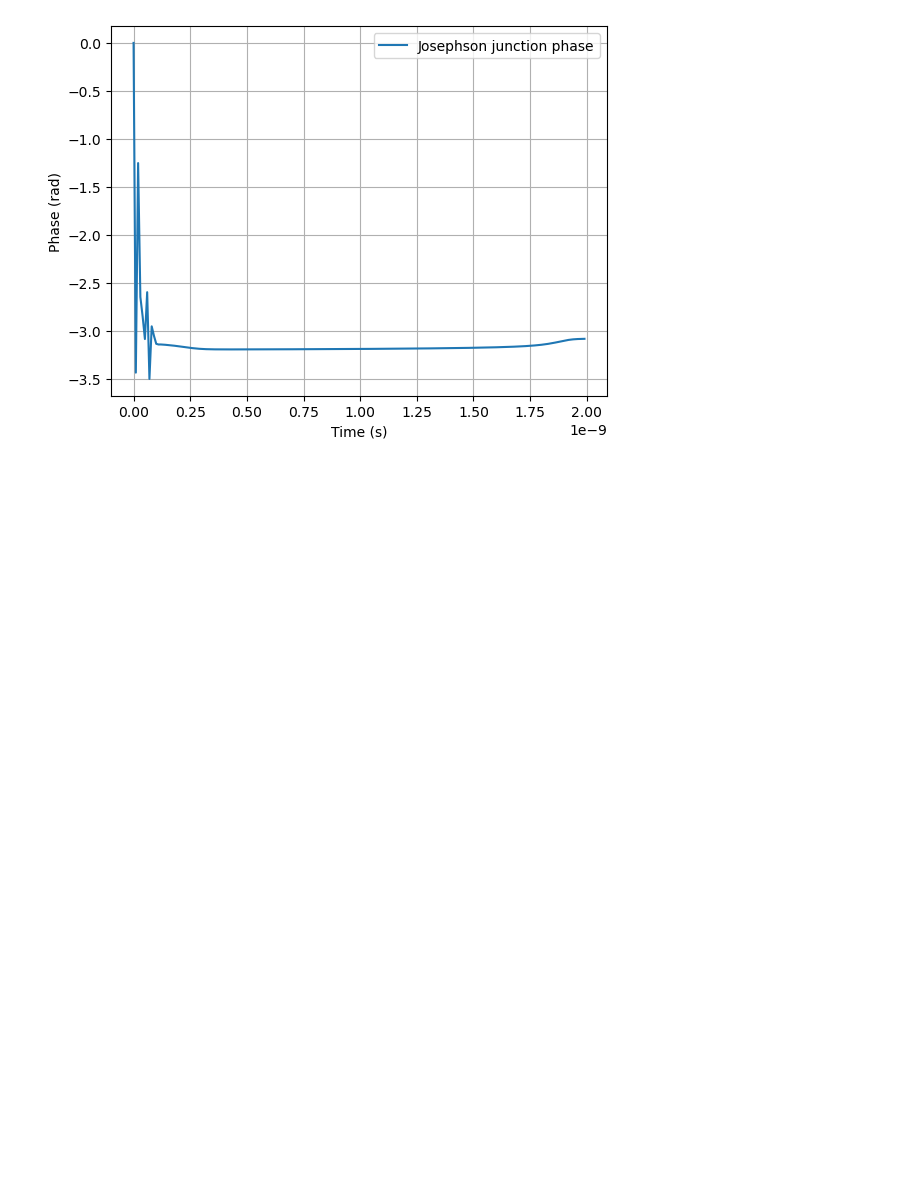
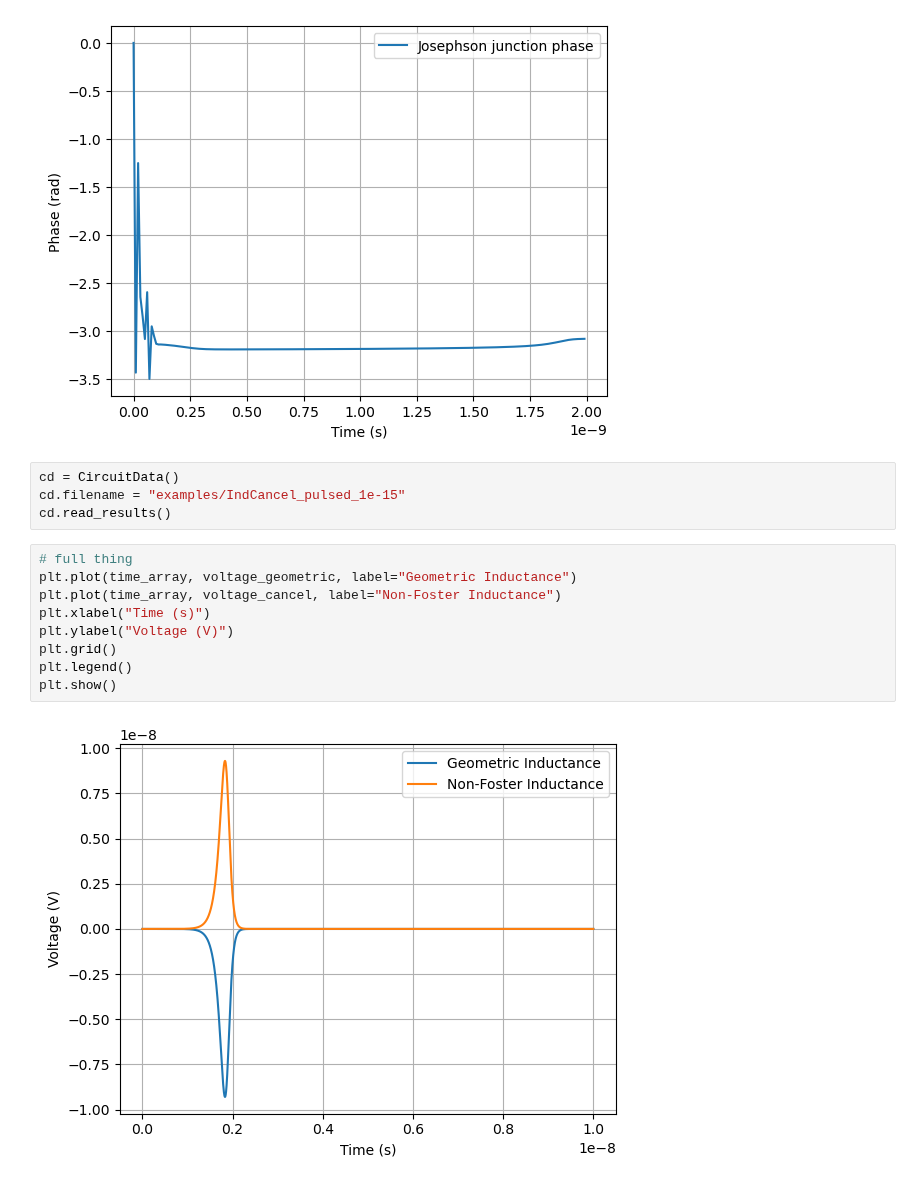
Before and after one commit to SLAC-FPD/bode-fano, a Jupyter notebook: time_domain_bfebest.ipynb, the cells around one changed output. Saved outputs shown, nothing was run; the diff lists cells and outputs as text; blank space fills up the shorter version.

```diff
--- a/time_domain_bfebest.ipynb
+++ b/time_domain_bfebest.ipynb
@@ -143,3 +143,18 @@ plt.legend()
 plt.show()
 # %% [output]
 [figure]
+# %%
+cd = CircuitData()
+cd.filename = "examples/IndCancel_pulsed_1e-15"
+cd.read_results()
+# %%
+# full thing
+plt.plot(time_array, voltage_geometric, label="Geometric Inductance")
+plt.plot(time_array, voltage_cancel, label="Non-Foster Inductance")
+plt.xlabel("Time (s)")
+plt.ylabel("Voltage (V)")
+plt.grid()
+plt.legend()
+plt.show()
+# %% [output]
+[figure, added]
```
Also changed, not shown: parts of 12 cells of this notebook.
